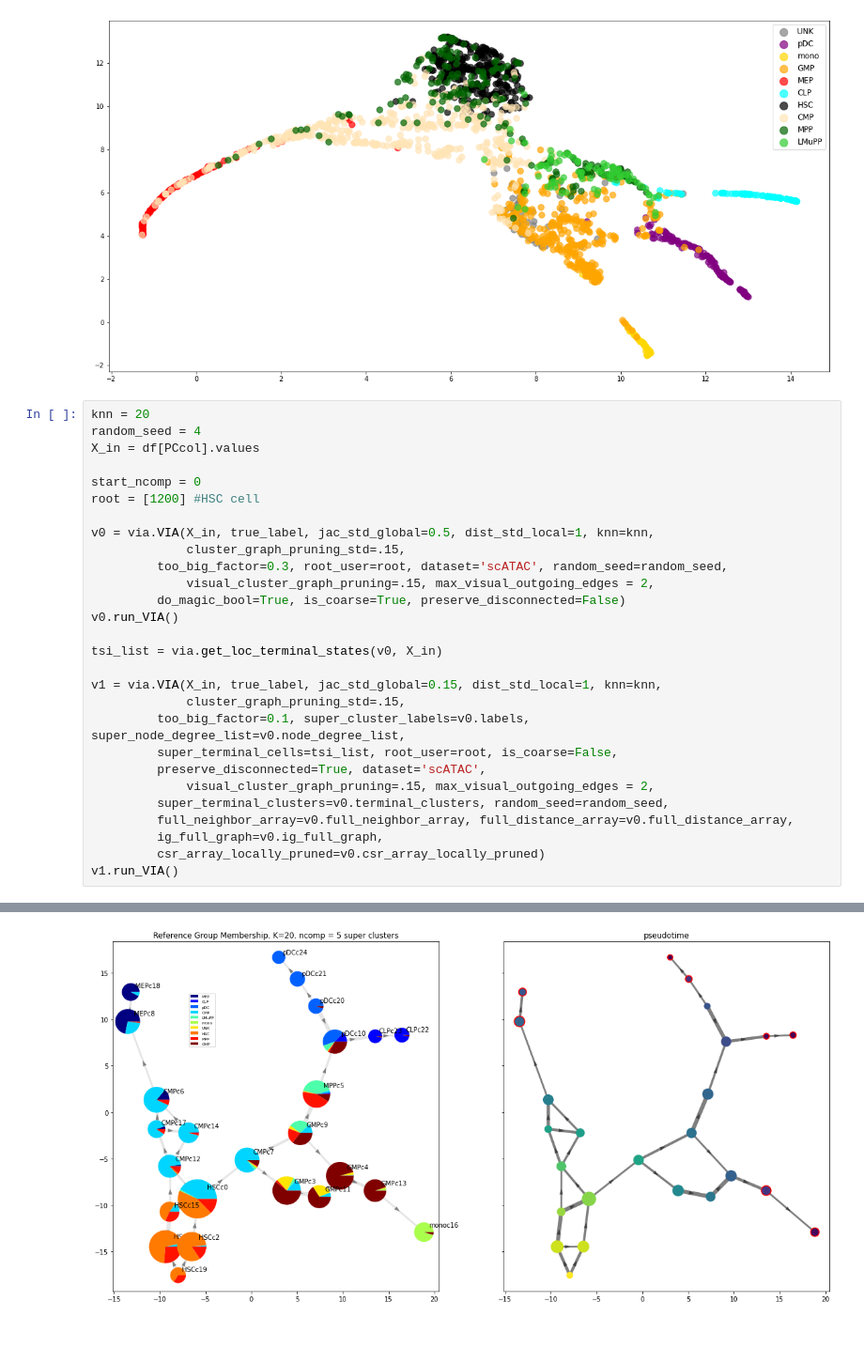
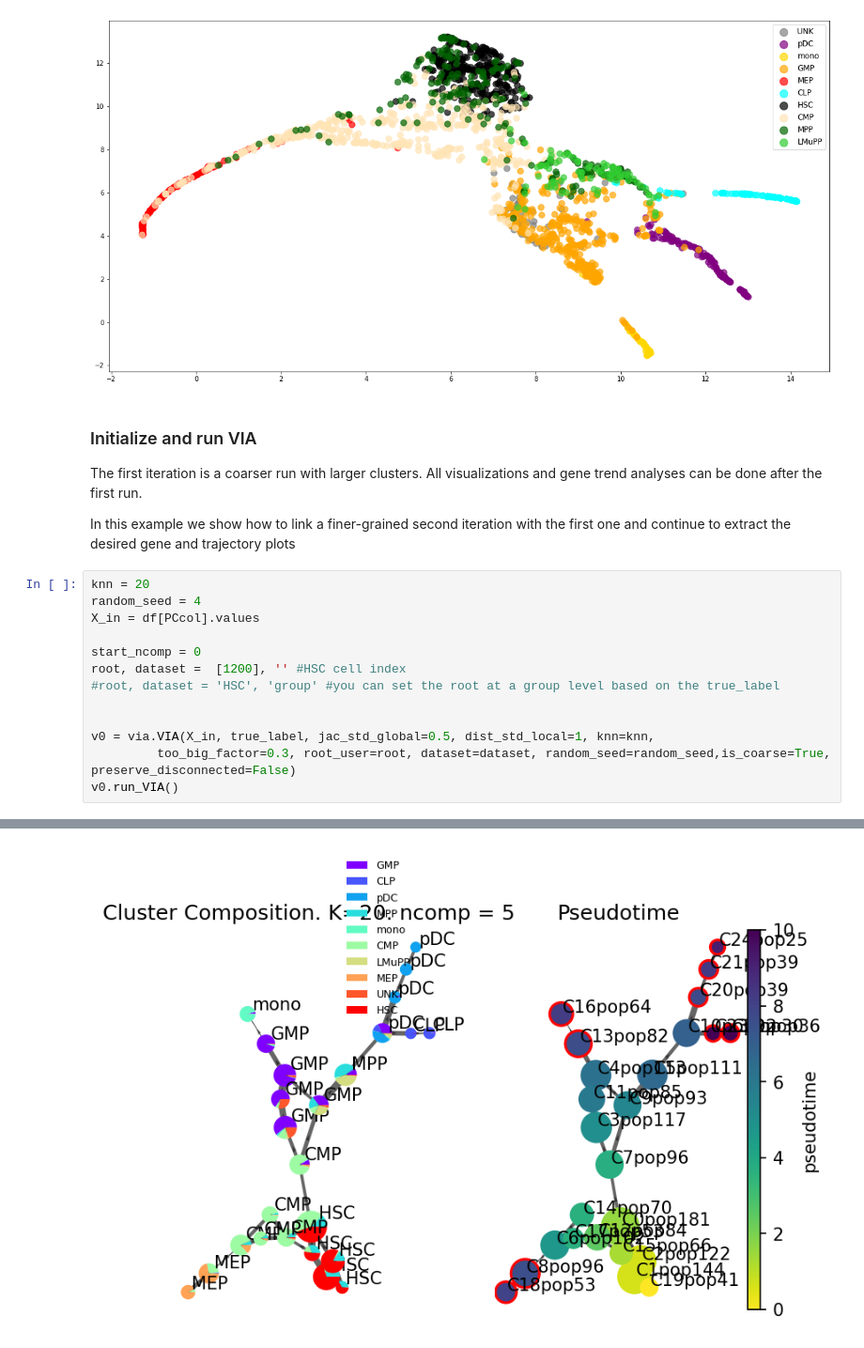
Before and after one commit to ShobiStassen/VIA, a Jupyter notebook: Jupyter Notebooks/ViaJupyter_scATAC-seq_HumanHematopoiesis.ipynb, the cells around one changed output, grey strips where cells are left out. Shown at 94% size. Drawn from its saved outputs; the diff is of its cells as text.

```diff
--- a/Jupyter Notebooks/ViaJupyter_scATAC-seq_HumanHematopoiesis.ipynb
+++ b/Jupyter Notebooks/ViaJupyter_scATAC-seq_HumanHematopoiesis.ipynb
@@ -41,32 +44,23 @@ plt.show()
 # %% [output]
 number cells 2034
 [figure]
+# %% [markdown]
+### Initialize and run VIA
+
+The first iteration is a coarser run with larger clusters. All visualizations and gene trend analyses can be done after the first run.
+
+In this example we show how to link a finer-grained second iteration with the first one and continue to extract the desired gene and trajectory plots
 # %%
 knn = 20
 random_seed = 4
 X_in = df[PCcol].values
 
 start_ncomp = 0
-root = [1200] #HSC cell
+root, dataset =  [1200], '' #HSC cell index
+#root, dataset = 'HSC', 'group' #you can set the root at a group level based on the true_label
+
 
 v0 = via.VIA(X_in, true_label, jac_std_global=0.5, dist_std_local=1, knn=knn,
-             cluster_graph_pruning_std=.15,
-         too_big_factor=0.3, root_user=root, dataset='scATAC', random_seed=random_seed,
-             visual_cluster_graph_pruning=.15, max_visual_outgoing_edges = 2,
-         do_magic_bool=True, is_coarse=True, preserve_disconnected=False)
+         too_big_factor=0.3, root_user=root, dataset=dataset, random_seed=random_seed,is_coarse=True, preserve_disconnected=False)
 v0.run_VIA()
-
-tsi_list = via.get_loc_terminal_states(v0, X_in)
-
-v1 = via.VIA(X_in, true_label, jac_std_global=0.15, dist_std_local=1, knn=knn,
-             cluster_graph_pruning_std=.15,
-         too_big_factor=0.1, super_cluster_labels=v0.labels, super_node_degree_list=v0.node_degree_list,
-         super_terminal_cells=tsi_list, root_user=root, is_coarse=False,
-         preserve_disconnected=True, dataset='scATAC',
-             visual_cluster_graph_pruning=.15, max_visual_outgoing_edges = 2,
-         super_terminal_clusters=v0.terminal_clusters, random_seed=random_seed,
-         full_neighbor_array=v0.full_neighbor_array, full_distance_array=v0.full_distance_array,
-         ig_full_graph=v0.ig_full_graph,
-         csr_array_locally_pruned=v0.csr_array_locally_pruned)
-v1.run_VIA()
 # %% [output]
@@ -90 +84 @@ percentage links trimmed from global pruning relative to start 50.0
-[figure, old version]
+[figure, new version]
```
Also changed, not shown: parts of 9 cells of this notebook.
